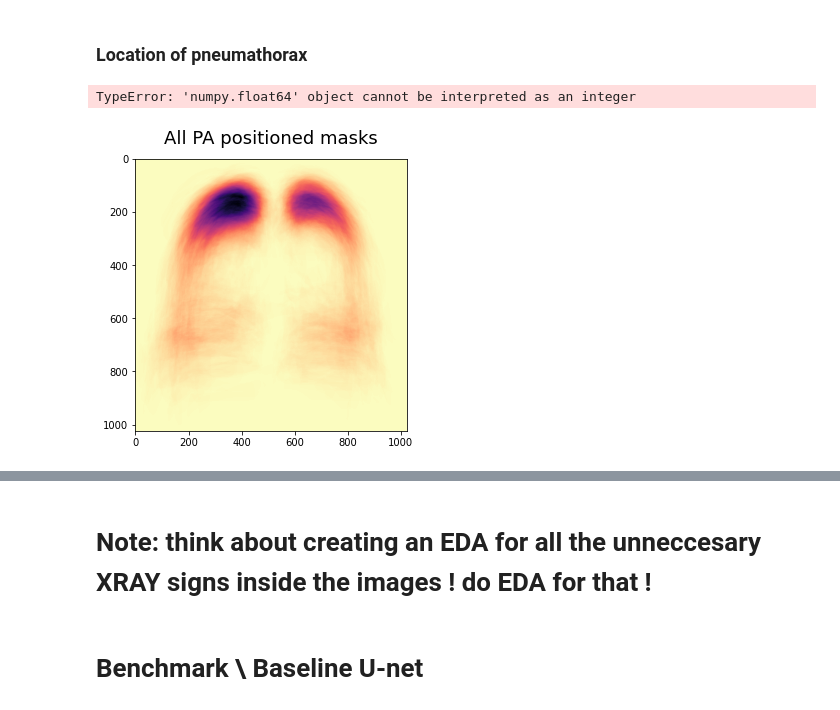
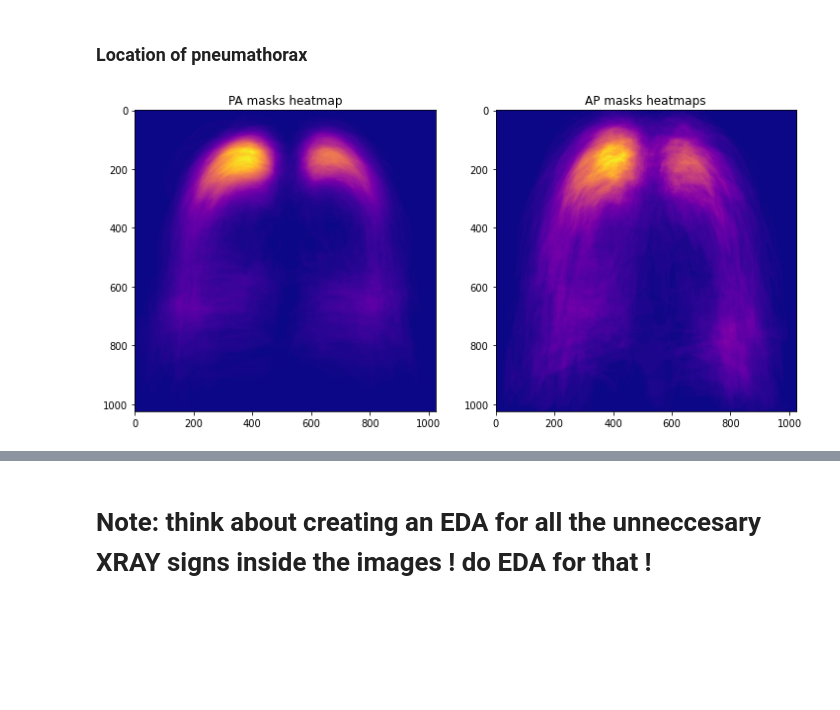
Before and after one commit to livneor207/helfcare, a Jupyter notebook: HW2/HW2 EDA Version2.ipynb, the cells around one changed output, grey strips where cells are left out. Cells and saved outputs as stored; diff of their text form; code cells hidden in the pictures; blank space fills up the shorter version.

Commit message:
Updated the heatmap in the EDA

```diff
--- a/HW2/HW2 EDA Version2.ipynb
+++ b/HW2/HW2 EDA Version2.ipynb
@@ -747,51 +744,0 @@ for item in results:
-# %%
-fig = plt.figure(figsize=(17, 5))
-basic_palette = sns.color_palette()
-
-ax1 = plt.subplot2grid((1, 3), (0, 0))
-ax1.imshow(pa_sum, cmap='magma_r')
-ax1.set_title("All PA positioned masks", fontsize=18, pad=15)
-
-#colorbar
-maxval = np.max(pa_sum)
-cmap = plt.get_cmap('magma_r', maxval)
-
-norm = mpl.colors.Normalize()
-sm = plt.cm.ScalarMappable(cmap=cmap, norm=norm)
-sm.set_array([])
-
-ticks=[1/(maxval+1)/2, 0.5, 1-1/(maxval+1)/2]
-
-cb_1 = plt.colorbar(sm,ticks=[0, 1], fraction=0.046, ax=ax1)#ticks and boundaries
-cb_1.ax.set_yticklabels(["no Pneu", str(int(maxval))]) #label of colormap
-cb_1.ax.yaxis.set_label_position('left')
-
-plt.grid(False)
-plt.xticks([])
-plt.yticks([])
-
-ax2 = plt.subplot2grid((1, 3), (0, 1))
-ax2.pie([pa, ap], labels = ["PA", "AP"], colors=[basic_palette[-2], basic_palette[4]], autopct='%1.1f%%', startangle=70)
-ax2.set_title("Occurrences of View positions", fontsize=18)
-
-ax3 = plt.subplot2grid((1, 3), (0, 2))
-ax3.imshow(ap_sum, cmap='magma_r')
-ax3.set_title("All AP positioned masks", fontsize=18, pad=15)
-
-maxval = np.max(ap_sum)
-cmap2 = plt.get_cmap('magma_r', maxval)
-
-norm = mpl.colors.Normalize()
-sm = plt.cm.ScalarMappable(cmap=cmap, norm=norm)
-sm.set_array([])
-
-cb_2 = plt.colorbar(sm,ticks=[0, 1], fraction=0.046, ax=ax3)#ticks and boundaries
-cb_2.ax.set_yticklabels(["no Pneu", str(int(maxval))]) #label of colormap
-cb_2.ax.yaxis.set_label_position('left')
-
-plt.grid(False)
-plt.xticks([])
-plt.yticks([])
-# %% [output]
-TypeError: 'numpy.float64' object cannot be interpreted as an integer
-[figure, removed]
@@ -799,0 +745,17 @@ pass
+# %%
+%%time
+# Create the figure
+fig, axes = plt.subplots(1,2, figsize=(12,12))
+
+# Create the plot for the original image
+axes[0].imshow(pa_sum, cmap='plasma')
+axes[0].set_title('PA masks heatmap')
+
+# Create the plot for the Pneumathorax mask
+axes[1].imshow(ap_sum, cmap='plasma')
+axes[1].set_title('AP masks heatmaps')
+
+#
+plt.show()
+# %% [output]
+[figure, added]
@@ -800,4 +764,2 @@ pass
 # %% [markdown]
 # Note: think about creating an EDA for all the unneccesary XRAY signs inside the images ! do EDA for that !
-# %% [markdown]
-# Benchmark \ Baseline U-net
```
Also changed, not shown: parts of 13 cells of this notebook.
